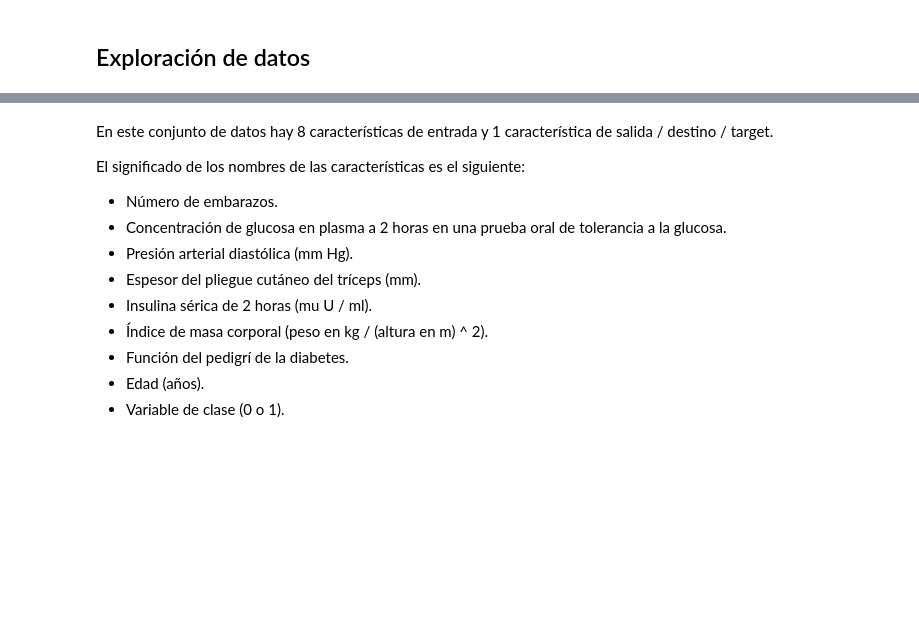
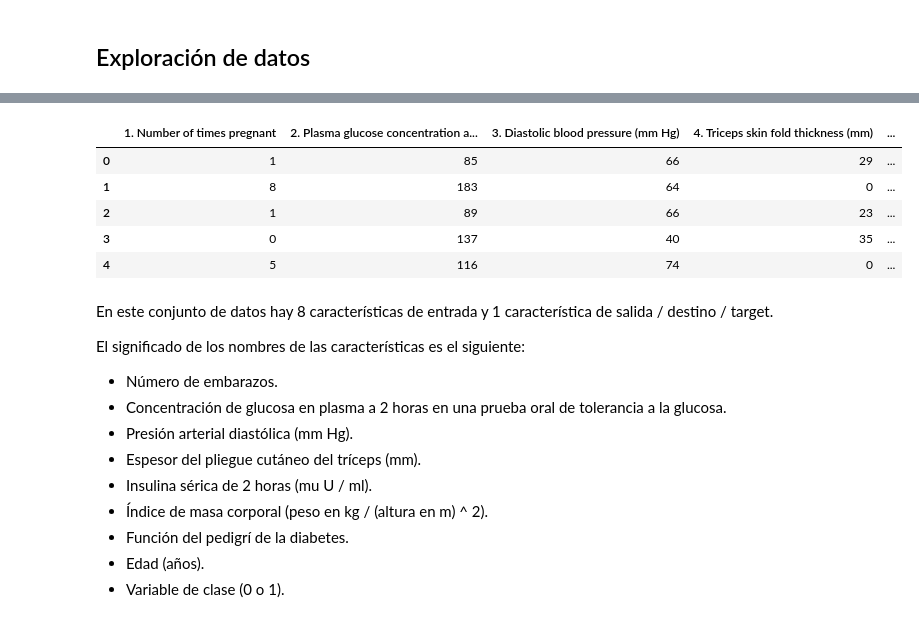
Before and after one commit to electrojam/Curso-de-Decision-Trees-y-Random-Forest-con-Python-y-scikit-learn, a Jupyter notebook: primer_random_forest.ipynb, the cells around one changed output, grey strips where cells are left out. Saved outputs shown, nothing was run; the diff lists cells and outputs as text; code cells hidden in the pictures; blank space fills up the shorter version.

```diff
--- a/primer_random_forest.ipynb
+++ b/primer_random_forest.ipynb
@@ -36,5 +47,16 @@ df_diabetes
+# %%
+#Renombramos las columnas
+df_diabetes.columns = ['1. Number of times pregnant', '2. Plasma glucose concentration a 2 hours in an oral glucose tolerance test', '3. Diastolic blood pressure (mm Hg)', '4. Triceps skin fold thickness (mm)', '5. 2-Hour serum insulin (mu U/ml)', '6. Body mass index (weight in kg/(height in m)^2)', '7. Diabetes pedigree function', '8.] Age (years)', '9. Class variable (0 or 1)']
 # %%
 #Verificacion de datos
+df_diabetes.head()
+# %% [output]
+|  | 1. Number of times pregnant | 2. Plasma glucose concentration a... | 3. Diastolic blood pressure (mm Hg) | 4. Triceps skin fold thickness (mm) | ... |
+| 0 | 1 | 85 | 66 | 29 | ... |
+| 1 | 8 | 183 | 64 | 0 | ... |
+| 2 | 1 | 89 | 66 | 23 | ... |
+| 3 | 0 | 137 | 40 | 35 | ... |
+| 4 | 5 | 116 | 74 | 0 | ... |
 # %% [markdown]
 En este conjunto de datos hay 8 características  de entrada y 1 característica de salida / destino / target.
 
```
Also changed, not shown: parts of 4 cells of this notebook.
